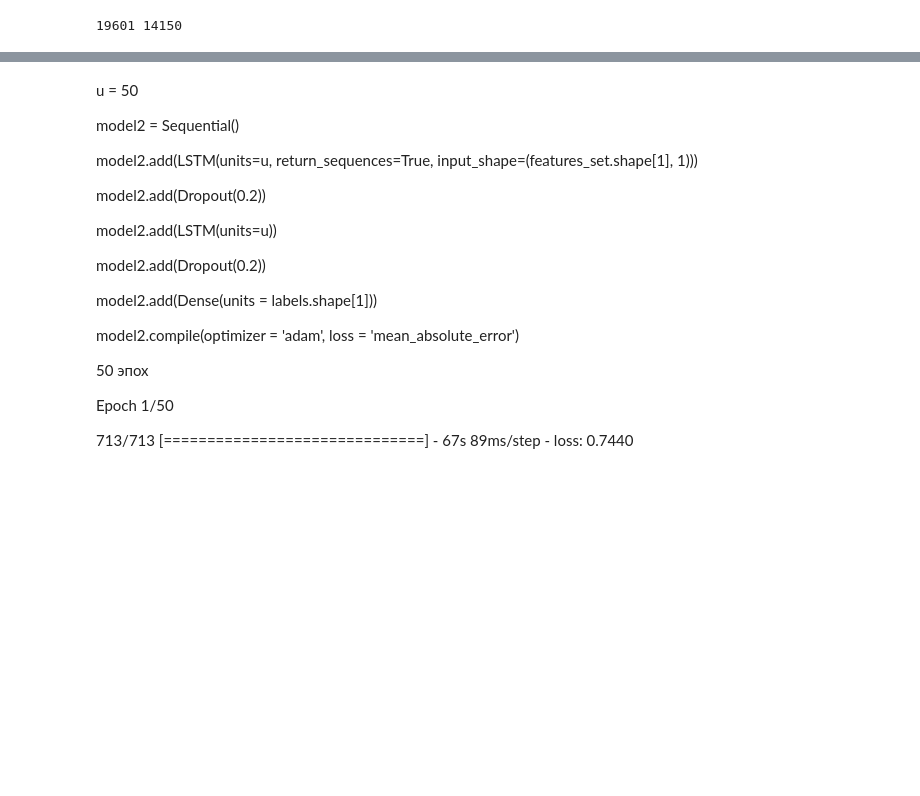
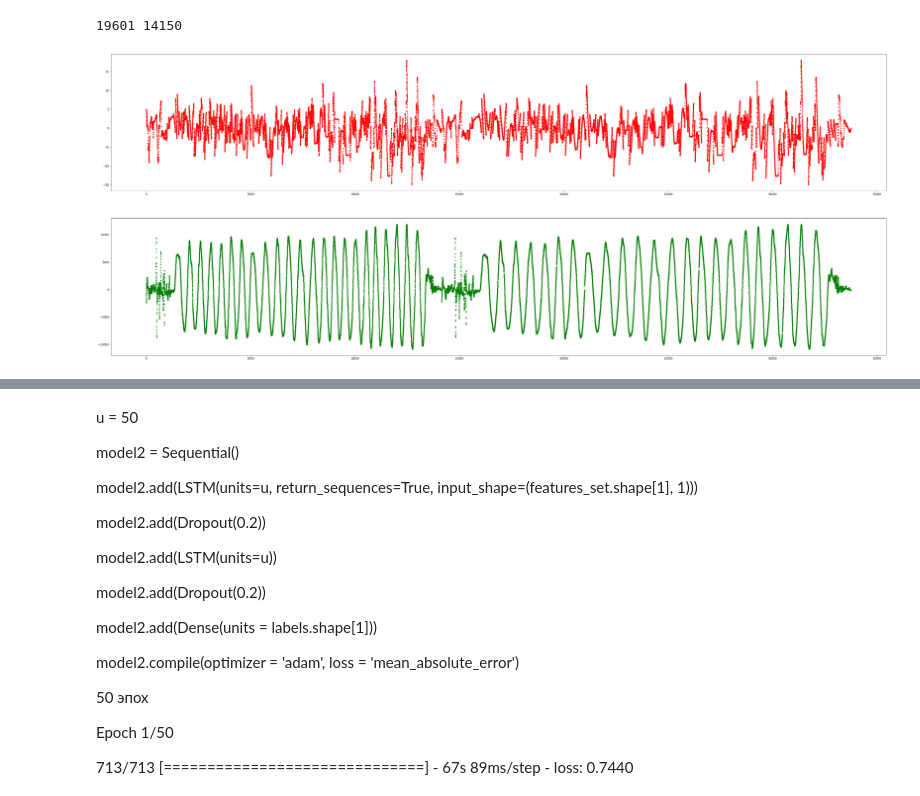
Before and after one commit to YanaMinyaylo/NS, a Jupyter notebook: Syncro_ICS_imu(2).ipynb, the cells around one changed output, grey strips where cells are left out. Cells and saved outputs as stored; diff of their text form; code cells hidden in the pictures; blank space fills up the shorter version.

```diff
--- a/Syncro_ICS_imu(2).ipynb
+++ b/Syncro_ICS_imu(2).ipynb
@@ -164,0 +136,7 @@ ver_intp = interpolate_func(time_ics, time, ver)
+# %%
+fig, ax = plt.subplots(ncols=1, nrows = 2, figsize=(50, 20))
+ax[0].plot(hor_intp, '.', color = 'red')
+ax[1].plot(imu2_gx, '.', color = 'green')
+plt.show()
+# %% [output]
+[figure, added]
```
Also changed, not shown: parts of 25 cells of this notebook.
